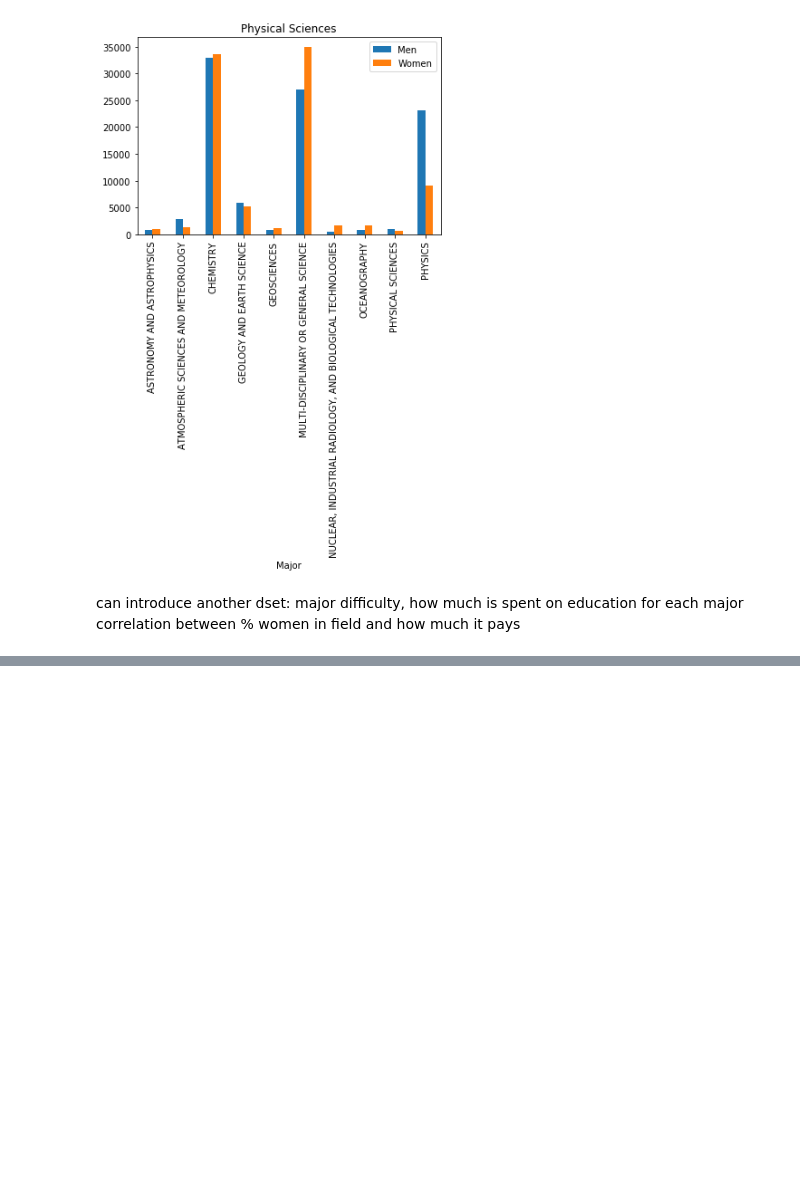
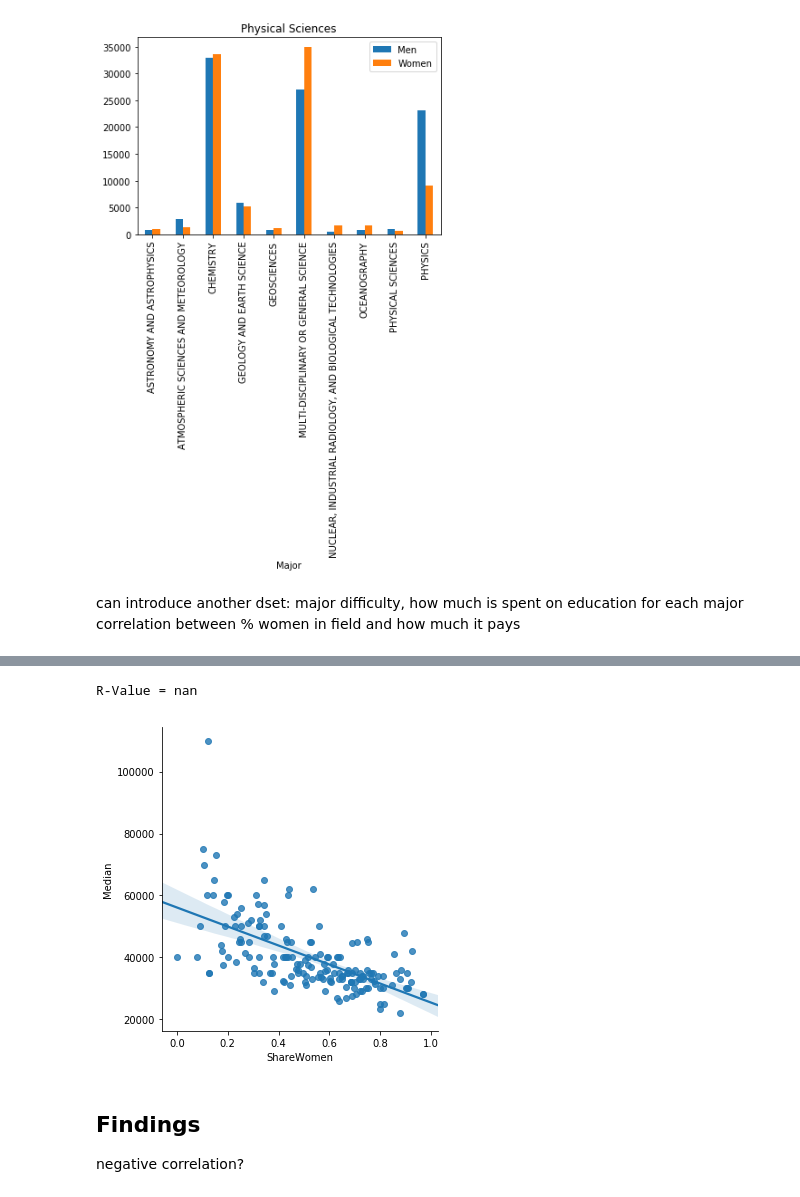
Before and after one commit to dliu9999/COGS-108-Project, a Jupyter notebook: College EDA Kylee.ipynb, the cells around one changed output, grey strips where cells are left out. Drawn from its saved outputs; the diff is of its cells as text; code cells hidden in the pictures; blank space fills up the shorter version.

```diff
--- a/College EDA Kylee.ipynb
+++ b/College EDA Kylee.ipynb
@@ -217,0 +275,11 @@ physscience.groupby('Major')['Men', 'Women'].mean().plot(kind='bar', title='Phys
+# %%
+# linregress plot, not too indicative
+sns.lmplot(data=recent_grads, x='ShareWomen', y='Median')
+rval = linregress(recent_grads['ShareWomen'], recent_grads['Median']).rvalue
+print('R-Value = ' + str(rval))
+# %% [output]
+R-Value = nan
+[figure, added]
+# %% [markdown]
+## Findings
+negative correlation?
```
Also changed, not shown: parts of 7 cells of this notebook, 1 other file.
